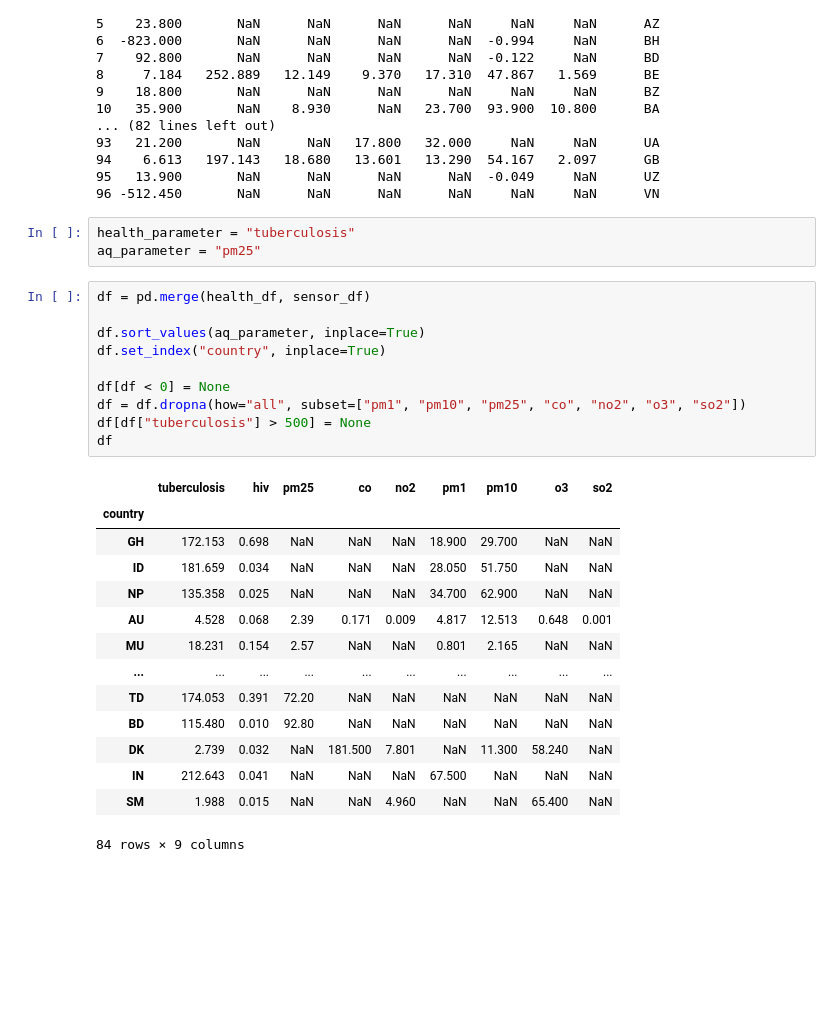
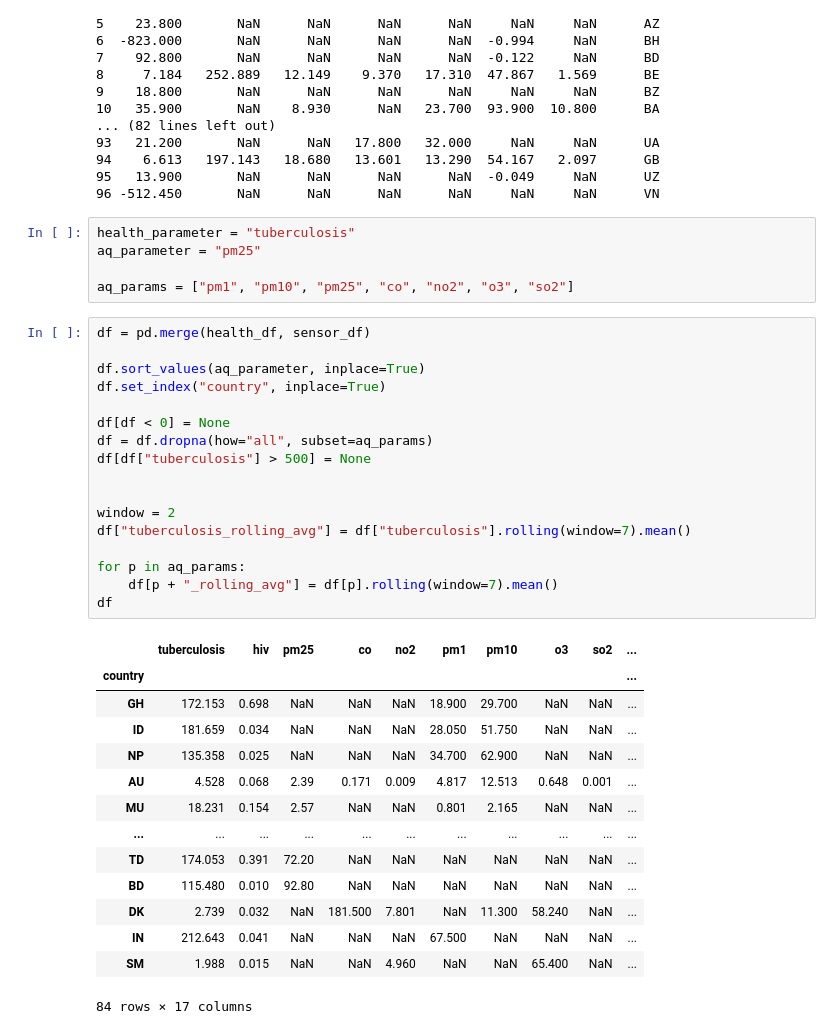
Before and after one commit to Chrispoo3680/air-quiality-vs-illness, a Jupyter notebook: notebooks/data_analysis.ipynb, the cells around one changed output. Saved outputs shown, nothing was run; the diff lists cells and outputs as text; blank space fills up the shorter version.

```diff
--- a/notebooks/data_analysis.ipynb
+++ b/notebooks/data_analysis.ipynb
@@ -42,30 +42,39 @@ print(sensor_df.to_string())
 # %%
 health_parameter = "tuberculosis"
 aq_parameter = "pm25"
+
+aq_params = ["pm1", "pm10", "pm25", "co", "no2", "o3", "so2"]
 # %%
 df = pd.merge(health_df, sensor_df)
 
 df.sort_values(aq_parameter, inplace=True)
 df.set_index("country", inplace=True)
 
 df[df < 0] = None
-df = df.dropna(how="all", subset=["pm1", "pm10", "pm25", "co", "no2", "o3", "so2"])
+df = df.dropna(how="all", subset=aq_params)
 df[df["tuberculosis"] > 500] = None
+
+
+window = 2
+df["tuberculosis_rolling_avg"] = df["tuberculosis"].rolling(window=7).mean()
+
+for p in aq_params:
+    df[p + "_rolling_avg"] = df[p].rolling(window=7).mean()
 df
 # %% [output]
-|  | tuberculosis | hiv | pm25 | co | no2 | pm1 | pm10 | o3 | so2 |
-| country |  |  |  |  |  |  |  |  |  |
-| GH | 172.153 | 0.698 | NaN | NaN | NaN | 18.900 | 29.700 | NaN | NaN |
-| ID | 181.659 | 0.034 | NaN | NaN | NaN | 28.050 | 51.750 | NaN | NaN |
-| NP | 135.358 | 0.025 | NaN | NaN | NaN | 34.700 | 62.900 | NaN | NaN |
-| AU | 4.528 | 0.068 | 2.39 | 0.171 | 0.009 | 4.817 | 12.513 | 0.648 | 0.001 |
-| MU | 18.231 | 0.154 | 2.57 | NaN | NaN | 0.801 | 2.165 | NaN | NaN |
-| ... | ... | ... | ... | ... | ... | ... | ... | ... | ... |
-| TD | 174.053 | 0.391 | 72.20 | NaN | NaN | NaN | NaN | NaN | NaN |
-| BD | 115.480 | 0.010 | 92.80 | NaN | NaN | NaN | NaN | NaN | NaN |
-| DK | 2.739 | 0.032 | NaN | 181.500 | 7.801 | NaN | 11.300 | 58.240 | NaN |
-| IN | 212.643 | 0.041 | NaN | NaN | NaN | 67.500 | NaN | NaN | NaN |
-| SM | 1.988 | 0.015 | NaN | NaN | 4.960 | NaN | NaN | 65.400 | NaN |
+|  | tuberculosis | hiv | pm25 | co | no2 | pm1 | pm10 | o3 | so2 | ... |
+| country |  |  |  |  |  |  |  |  |  | ... |
+| GH | 172.153 | 0.698 | NaN | NaN | NaN | 18.900 | 29.700 | NaN | NaN | ... |
+| ID | 181.659 | 0.034 | NaN | NaN | NaN | 28.050 | 51.750 | NaN | NaN | ... |
+| NP | 135.358 | 0.025 | NaN | NaN | NaN | 34.700 | 62.900 | NaN | NaN | ... |
+| AU | 4.528 | 0.068 | 2.39 | 0.171 | 0.009 | 4.817 | 12.513 | 0.648 | 0.001 | ... |
+| MU | 18.231 | 0.154 | 2.57 | NaN | NaN | 0.801 | 2.165 | NaN | NaN | ... |
+| ... | ... | ... | ... | ... | ... | ... | ... | ... | ... | ... |
+| TD | 174.053 | 0.391 | 72.20 | NaN | NaN | NaN | NaN | NaN | NaN | ... |
+| BD | 115.480 | 0.010 | 92.80 | NaN | NaN | NaN | NaN | NaN | NaN | ... |
+| DK | 2.739 | 0.032 | NaN | 181.500 | 7.801 | NaN | 11.300 | 58.240 | NaN | ... |
+| IN | 212.643 | 0.041 | NaN | NaN | NaN | 67.500 | NaN | NaN | NaN | ... |
+| SM | 1.988 | 0.015 | NaN | NaN | 4.960 | NaN | NaN | 65.400 | NaN | ... |
-84 rows × 9 columns
+84 rows × 17 columns
 # %%
 import numpy as np
```
Also changed, not shown: parts of 2 cells of this notebook, 2 other files.
